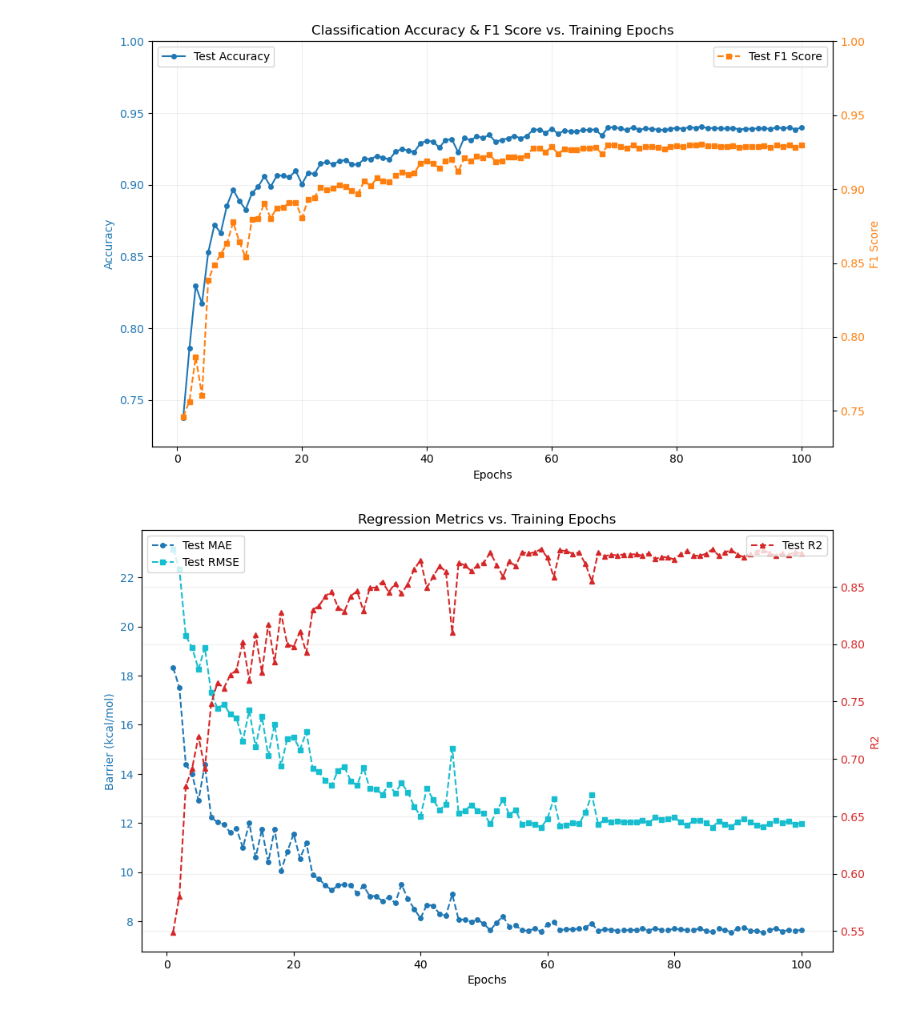
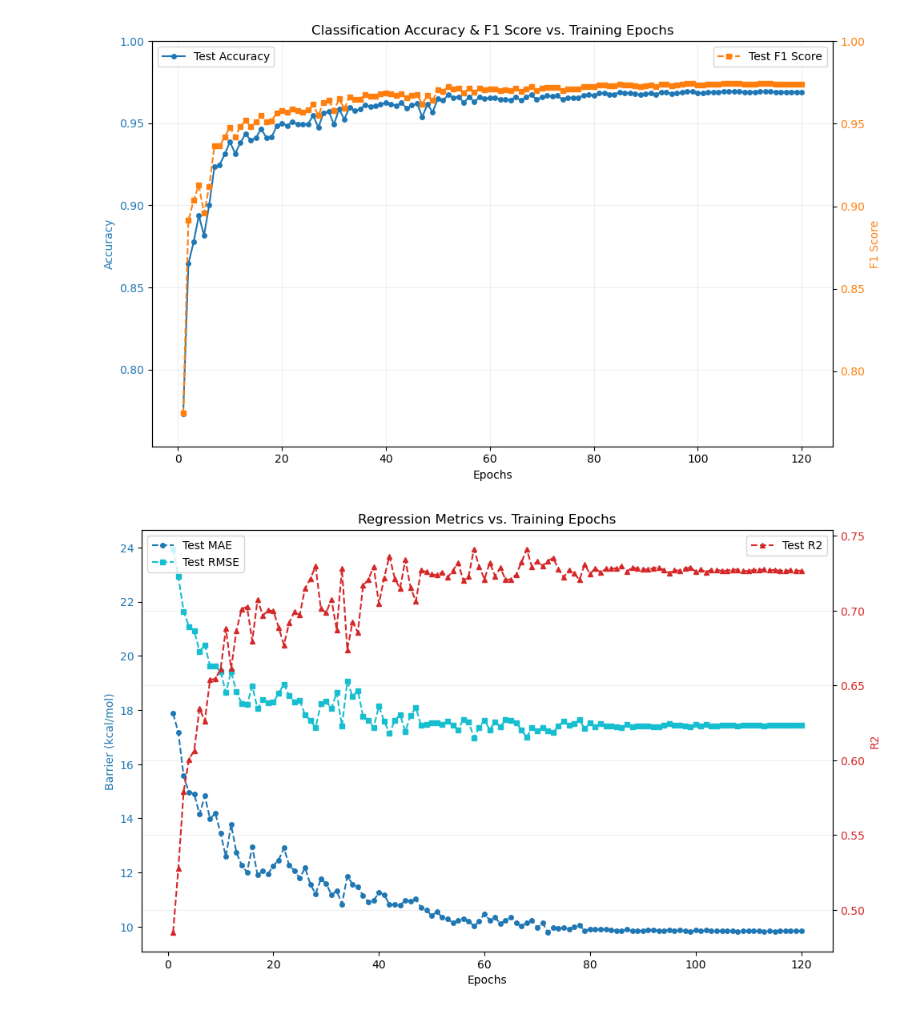
Before and after one commit to SixuanMi/Uni-Reaction-Release, a Jupyter notebook: check_train_log.ipynb, the cells around one changed output. Cells and saved outputs as stored; diff of their text form; code cells hidden in the pictures.

```diff
--- a/check_train_log.ipynb
+++ b/check_train_log.ipynb
@@ -7,7 +7,7 @@ import matplotlib.pyplot as plt
 # 日志文件路径（保持你的原始路径）
 # log_file = './t1x_dim64_h8_n3_do0.2_w20_lrf0.8_lrp10_lr1e-3_ep200_bs128_ns0.2_lh4_fixed_lbd5e-3_focalloss2.0/1762264378.0235028/log.json'
 # log_file = './DFT/t1x_dim128_h8_n3_do0.2_w20_lrf0.7_lrp5_lr1e-3_ep100_bs128_ns0.2_lh4_fixed_lbd5e-3_focalloss2.0/1763536170.2708519/log.json'
-log_file = '/inspire/hdd/project/chemicalreaction/misixuan-CZXS24220243/sii/MyWork/atomic_foundation/Uni-Reaction-Release/DFT/t1x_dim128_h8_n3_do0.2_w20_lrf0.5_lrp5_lr5e-4_ep100_bs128_ns0.2_lh4_fixed_lbd5e-3_focalloss2.0/1763538855.794973/log.json'
+log_file = '/inspire/hdd/project/chemicalreaction/misixuan-CZXS24220243/qb/sii/MyWork/atomic_foundation/Uni-Reaction-Release/vote_run_1770283450/logs/fold_1/1770283456.6693184/log.json'
 
 # 读取日志文件
 with open(log_file, 'r') as f:
@@ -133,5 +133,5 @@ plt.show()
-[figure, old version]
+[figure, new version]
-[figure, old version]
+[figure, new version]
 # %%
 import json
 import matplotlib.pyplot as plt
```
Also changed, not shown: parts of 6 cells of this notebook, 5 other files.
